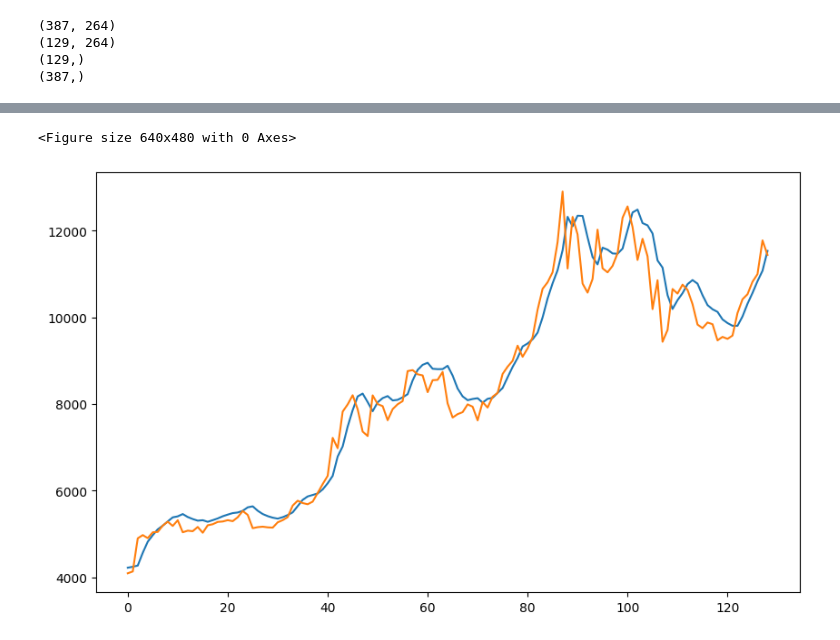
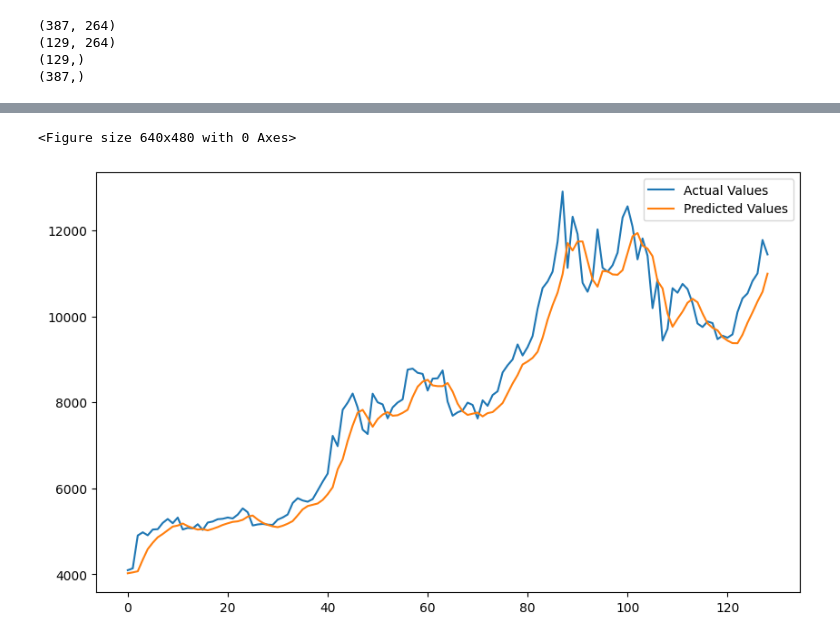
Before and after one commit to abhinav-exp/Forecasting-CryptoCurrency-Prices, a Jupyter notebook: LSTM.ipynb, the cells around one changed output, grey strips where cells are left out. Saved outputs shown, nothing was run; the diff lists cells and outputs as text; code cells hidden in the pictures.

```diff
--- a/LSTM.ipynb
+++ b/LSTM.ipynb
@@ -225,7 +225,8 @@ plt.figure(figsize=(10, 6))
 p = model.predict(x[387:516].reshape(-1, seq_length-1, 1))
 p = minMax.inverse_transform(p)
 p = p.squeeze()
+plt.plot(minMax.inverse_transform(y[387:516].reshape(1,-1)).squeeze())
 plt.plot(p)
-plt.plot(minMax.inverse_transform(y[387:516].reshape(1,-1)).squeeze())
+plt.legend(["Actual Values", "Predicted Values"])
 plt.show()
 # %% [output]
@@ -233,2 +234,2 @@ plt.show()
 <Figure size 640x480 with 0 Axes>
-[figure, old version]
+[figure, new version]
```
Also changed, not shown: parts of 9 cells of this notebook.
